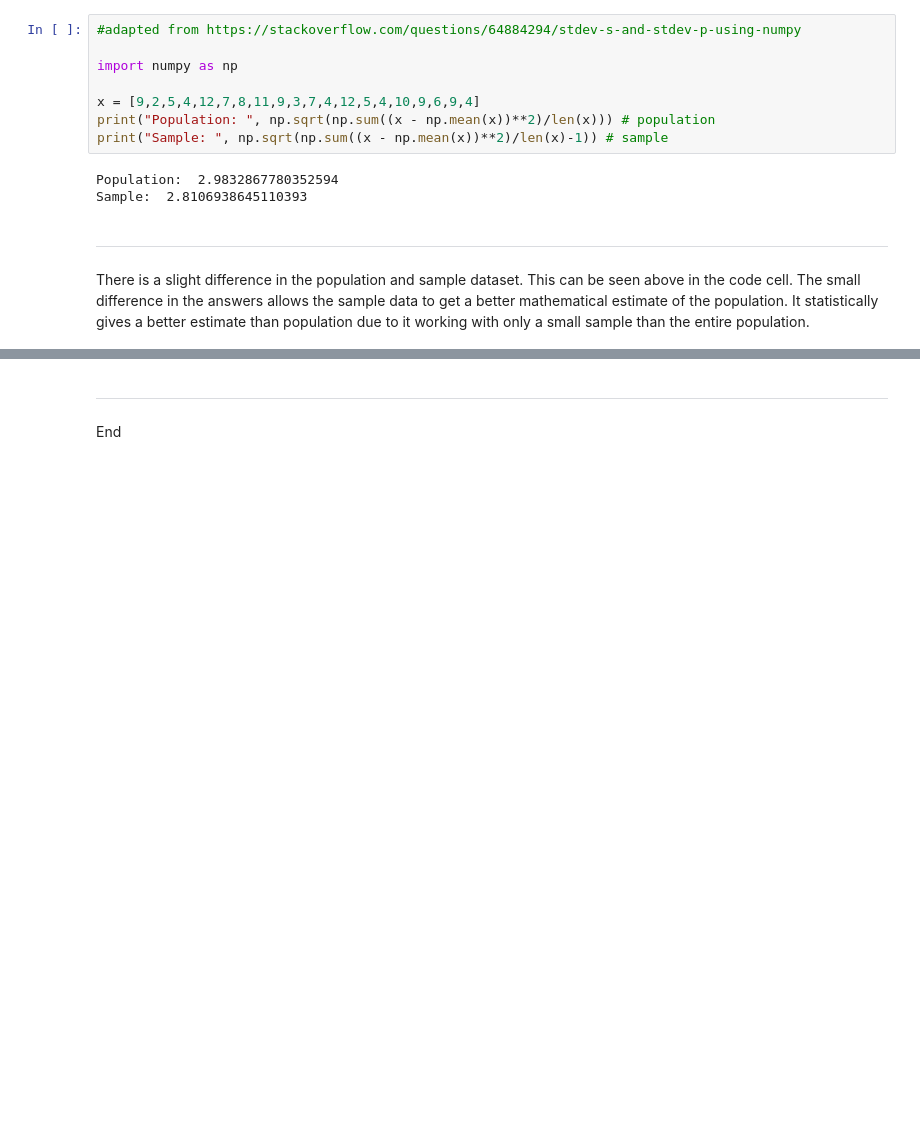
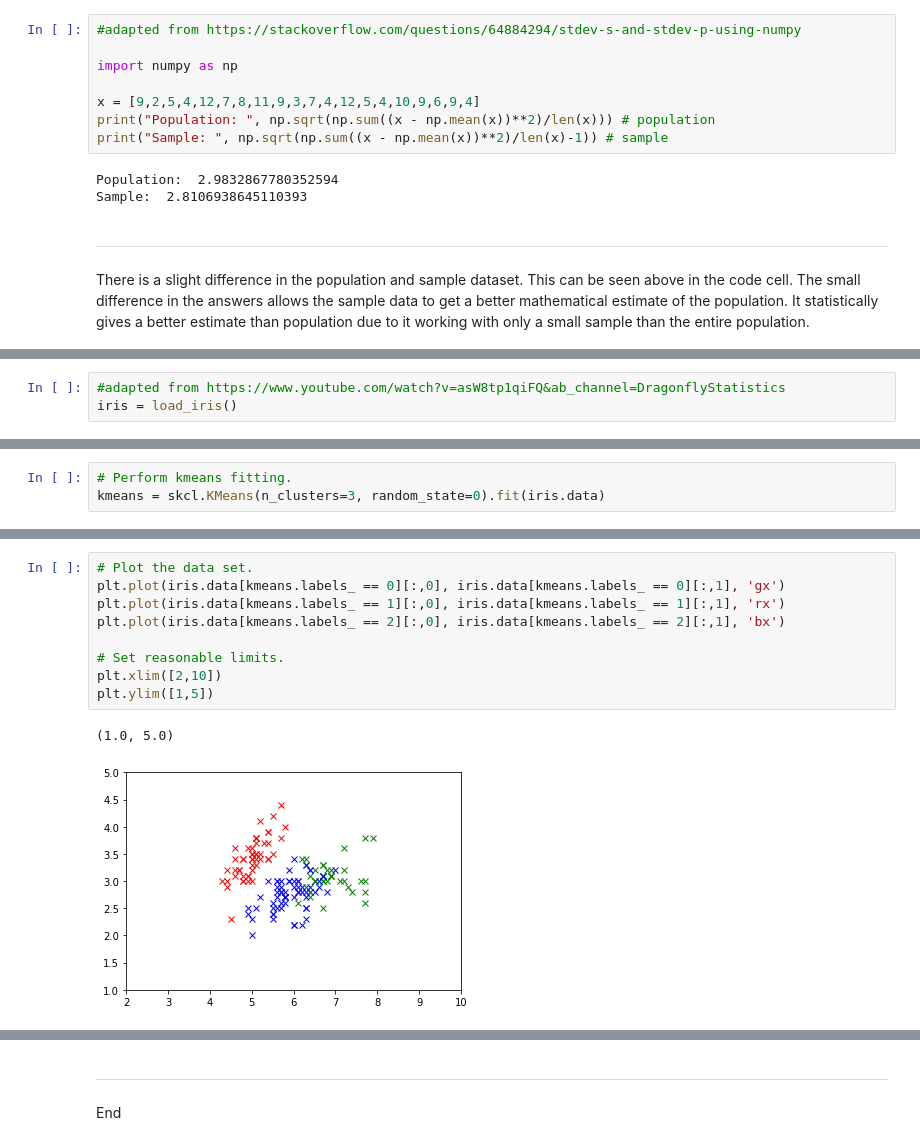
Before and after one commit to sagheerahmadGmit/EmergingTechTasks, a Jupyter notebook: AssessmentTasks.ipynb, the cells around one changed output, grey strips where cells are left out. Drawn from its saved outputs; the diff is of its cells as text; blank space fills up the shorter version.

Commit message:
worked on task 4, added the data to the notebook and printed out plot

```diff
--- a/AssessmentTasks.ipynb
+++ b/AssessmentTasks.ipynb
@@ -211,0 +218,3 @@ import pandas as pd
+# %%
+#adapted from https://www.youtube.com/watch?v=asW8tp1qiFQ&ab_channel=DragonflyStatistics
+iris = load_iris()
@@ -211,0 +241,3 @@ import pandas as pd
+# %%
+# Perform kmeans fitting.
+kmeans = skcl.KMeans(n_clusters=3, random_state=0).fit(iris.data)
@@ -211,0 +255,12 @@ import pandas as pd
+# %%
+# Plot the data set.
+plt.plot(iris.data[kmeans.labels_ == 0][:,0], iris.data[kmeans.labels_ == 0][:,1], 'gx')
+plt.plot(iris.data[kmeans.labels_ == 1][:,0], iris.data[kmeans.labels_ == 1][:,1], 'rx')
+plt.plot(iris.data[kmeans.labels_ == 2][:,0], iris.data[kmeans.labels_ == 2][:,1], 'bx')
+
+# Set reasonable limits.
+plt.xlim([2,10])
+plt.ylim([1,5])
+# %% [output]
+(1.0, 5.0)
+[figure, added]
```
Also changed, not shown: parts of 7 cells of this notebook.
